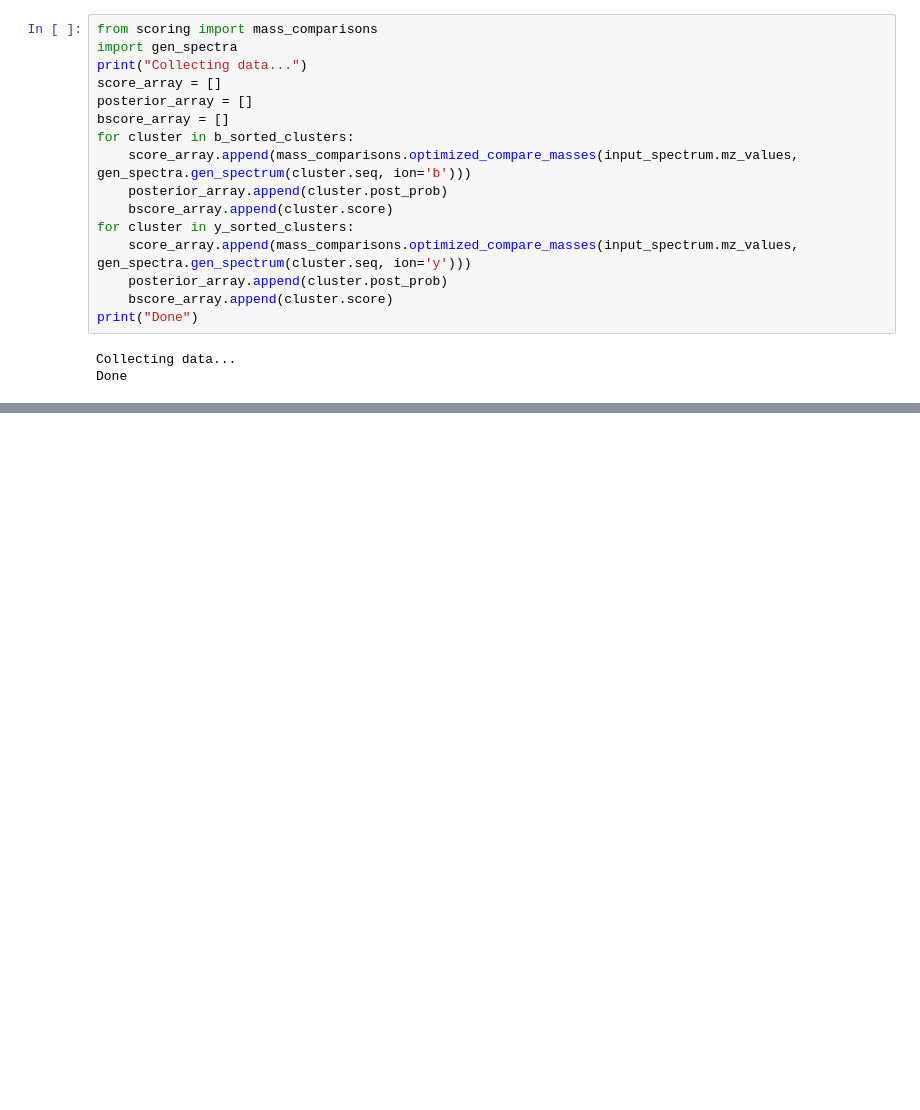
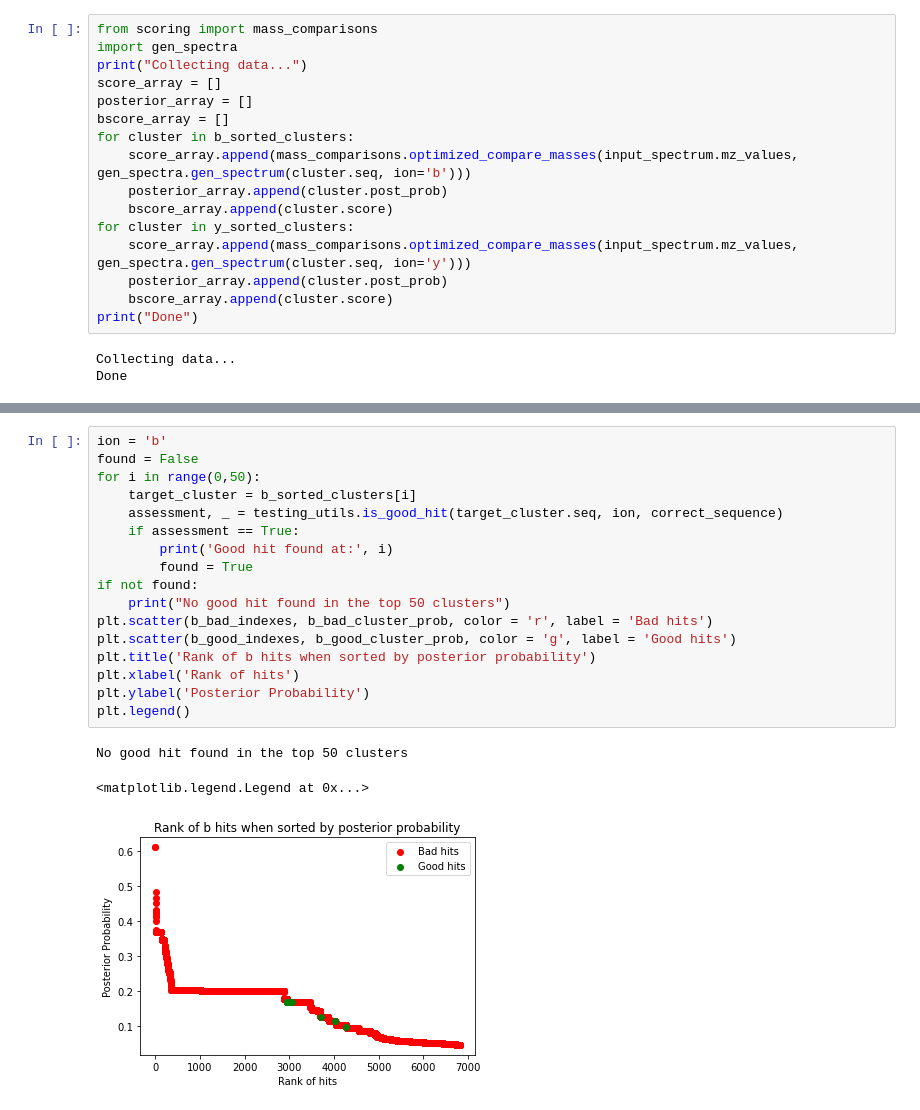
Before and after one commit to ryanlayerlab/hypedsearch, a Jupyter notebook: src/testing_framework/Boundary mapping.ipynb, the cells around one changed output, grey strips where cells are left out. Saved outputs shown, nothing was run; the diff lists cells and outputs as text; blank space fills up the shorter version.

```diff
--- a/src/testing_framework/Boundary mapping.ipynb
+++ b/src/testing_framework/Boundary mapping.ipynb
@@ -305,0 +304,21 @@ AttributeError: 'int' object has no attribute 'indices'
+# %%
+ion = 'b'
+found = False
+for i in range(0,50):
+    target_cluster = b_sorted_clusters[i]
+    assessment, _ = testing_utils.is_good_hit(target_cluster.seq, ion, correct_sequence)
+    if assessment == True:
+        print('Good hit found at:', i)
+        found = True
+if not found:
+    print("No good hit found in the top 50 clusters")
+plt.scatter(b_bad_indexes, b_bad_cluster_prob, color = 'r', label = 'Bad hits')
+plt.scatter(b_good_indexes, b_good_cluster_prob, color = 'g', label = 'Good hits')
+plt.title('Rank of b hits when sorted by posterior probability')
+plt.xlabel('Rank of hits')
+plt.ylabel('Posterior Probability')
+plt.legend()
+# %% [output]
+No good hit found in the top 50 clusters
+<matplotlib.legend.Legend at 0x...>
+[figure, added]
```
Also changed, not shown: parts of 31 cells of this notebook, 3 other files.
